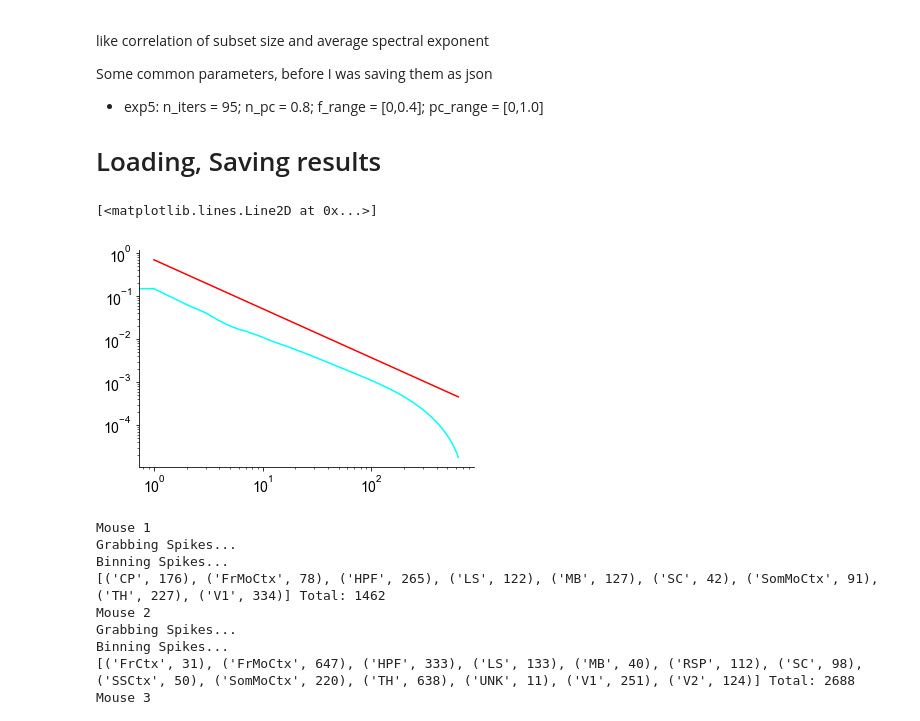
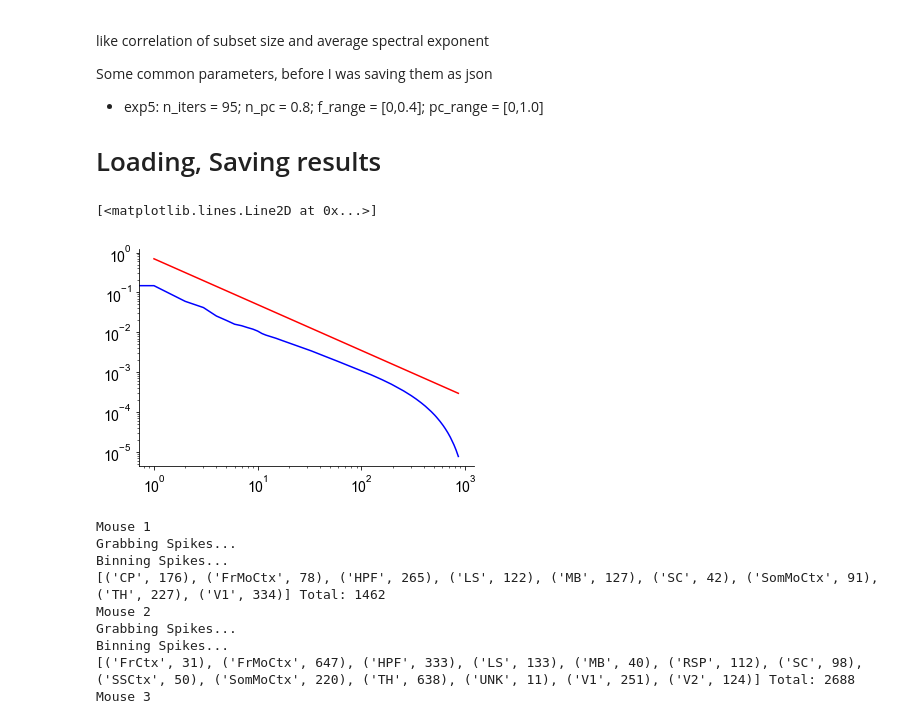
Before and after one commit to voytekresearch/galaxybrain, a Jupyter notebook: notebooks/explorative_analysis_plotting.ipynb, the cells around one changed output. Cells and saved outputs as stored; diff of their text form; code cells hidden in the pictures.

```diff
--- a/notebooks/explorative_analysis_plotting.ipynb
+++ b/notebooks/explorative_analysis_plotting.ipynb
@@ -32,17 +32,17 @@ _=load_and_plot('../data/experiments/expSIM2', type_='sim', plot='../fig/ising')
 data=load_and_plot('../data/experiments/expTIMESLOPE',mice=['krebs'], type_='mouse')
 data = data['krebs'][0] # 'all' index
 # %%
-r_i = 1 # random index of subset size
+r_i = 11 # random index of subset size
 exp = data[2]['espec_exp'][:,r_i].mean(0)
 offset = data[2]['pca_b'][:,r_i].mean(0)
 model = lambda x: -offset*x**-exp
 eigs = data[2]['eigs'][r_i]
 x = np.arange(len(eigs))
 plt.loglog(x, model(x),color='red')
-plt.loglog(eigs)
+plt.loglog(eigs,color='blue')
 # %% [output]
 [<matplotlib.lines.Line2D at 0x...>]
-[figure, old version]
+[figure, new version]
 # %%
                                 ####################################################
                                 # (NOT NEEDED as of now) Run this to load raw data #
```
Also changed, not shown: 2 other files.
